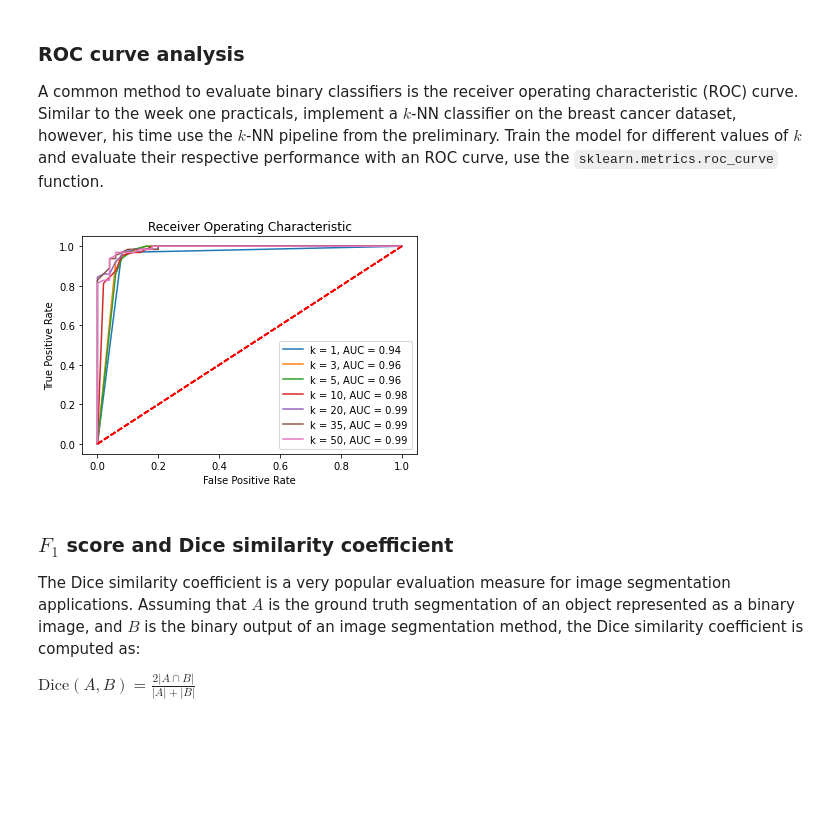
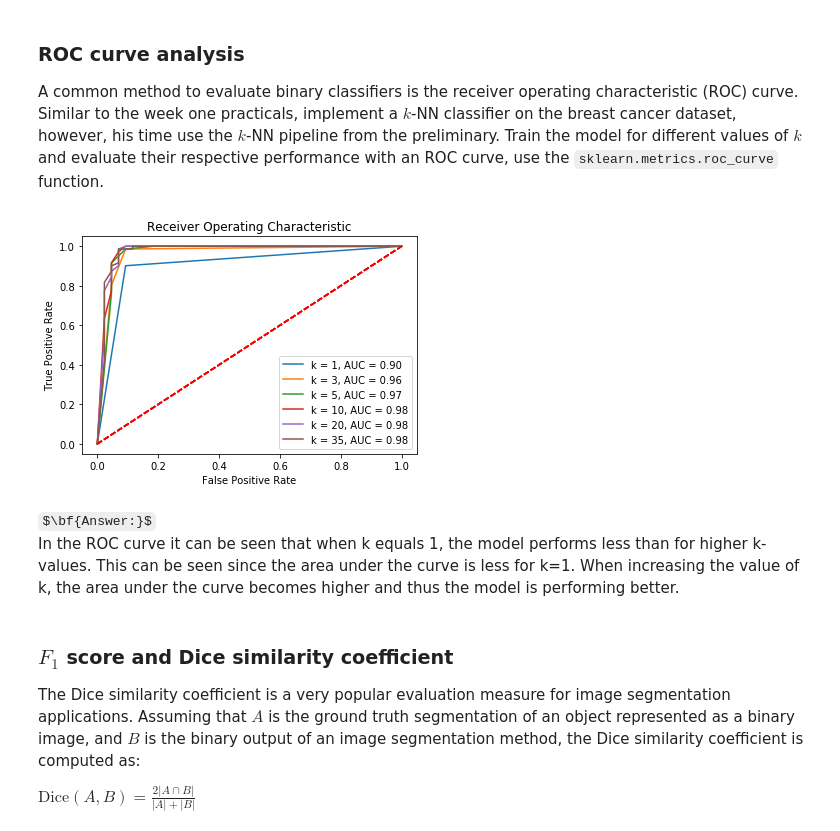
Before and after one commit to mennocromwijk/Machine_Learning, a Jupyter notebook: practicals/week_2.ipynb, the cells around one changed output. Cells and saved outputs as stored; diff of their text form; code cells hidden in the pictures; some formulas as TeX source; blank space fills up the shorter version.

```diff
--- a/practicals/week_2.ipynb
+++ b/practicals/week_2.ipynb
@@ -264,49 +264,54 @@ A common method to evaluate binary classifiers is the receiver operating charact
 # %%
 from sklearn.metrics import roc_curve, auc
 
 # Load data
 breast_cancer = datasets.load_breast_cancer()
 X = breast_cancer.data
 y = breast_cancer.target
 
 # Split in training and testing data
 X_train, X_test, y_train, y_test = train_test_split(X, y, test_size=0.2)
 
 # Create KNN model, looping over list of k-values
 
-k_list = [1,3,5,10,20,35,50]
+k_list = [1,3,5,10,20,35]
 
-for k in k_list:
+def KNN_model_ROC_plots(X_train, y_train, X_test, y_test, k_list):
+    for k in k_list:
 
-    # initialize a k-NN classifier
-    knn = neighbors.KNeighborsClassifier(n_neighbors=k)
-    # Create the pipeline
-    model = Pipeline([
+        # initialize a k-NN classifier
+        knn = neighbors.KNeighborsClassifier(n_neighbors=k)
+        # Create the pipeline
+        model = Pipeline([
                       ("scaler", scaler),
                       ("knn", knn)
                      ])
-    # train the model using the training dataset
-    model.fit(X_train, y_train)
+        # train the model using the training dataset
+        model.fit(X_train, y_train)
+        # make predictions using the testing dataset
+        prediction = model.predict_proba(X_test)
+        # calculate the Receiver Operating Characteristics (True positive rate, false positive rate and treshold)
+        fpr, tpr, threshold = roc_curve(y_test, prediction[:,1])
+        # calculate area under curve
+        roc_auc = auc(fpr, tpr)
 
-    # make predictions using the testing dataset
-    prediction = model.predict_proba(X_test)
-    # calculate the Receiver Operating Characteristics (True positive rate, false positive rate and treshold)
-    fpr, tpr, threshold = roc_curve(y_test, prediction[:,1])
 
-    # calculate area under curve
-    roc_auc = auc(fpr, tpr)
+        # plot the ROC curves
+        plt.plot(fpr, tpr, label = 'k = %d, AUC = %0.2f' % (k,roc_auc))
+        plt.legend(loc = 'lower right')
+        plt.plot([0, 1], [0, 1],'r--')
+        plt.ylabel('True Positive Rate')
+        plt.xlabel('False Positive Rate')
+        plt.title('Receiver Operating Characteristic')
 
-    # plot the ROC curves
-    plt.plot(fpr, tpr, label = 'k = %d, AUC = %0.2f' % (k,roc_auc))
-    plt.legend(loc = 'lower right')
-    plt.plot([0, 1], [0, 1],'r--')
-    plt.ylabel('True Positive Rate')
-    plt.xlabel('False Positive Rate')
-    plt.title('Receiver Operating Characteristic')
+    plt.show()
 
-plt.show()
+KNN_model_ROC_plots(X_train, y_train, X_test, y_test, k_list)
 # %% [output]
-[figure, old version]
+[figure, new version]
+# %% [markdown]
+$\bf{Answer:}$ <br>
+In the ROC curve it can be seen that when k equals 1, the model performs less than for higher k-values. This can be seen since the area under the curve is less for k=1. When increasing the value of k, the area under the curve becomes higher and thus the model is performing better.
 # %% [markdown]
 ### $F_1$ score and Dice similarity coefficient
 
```
